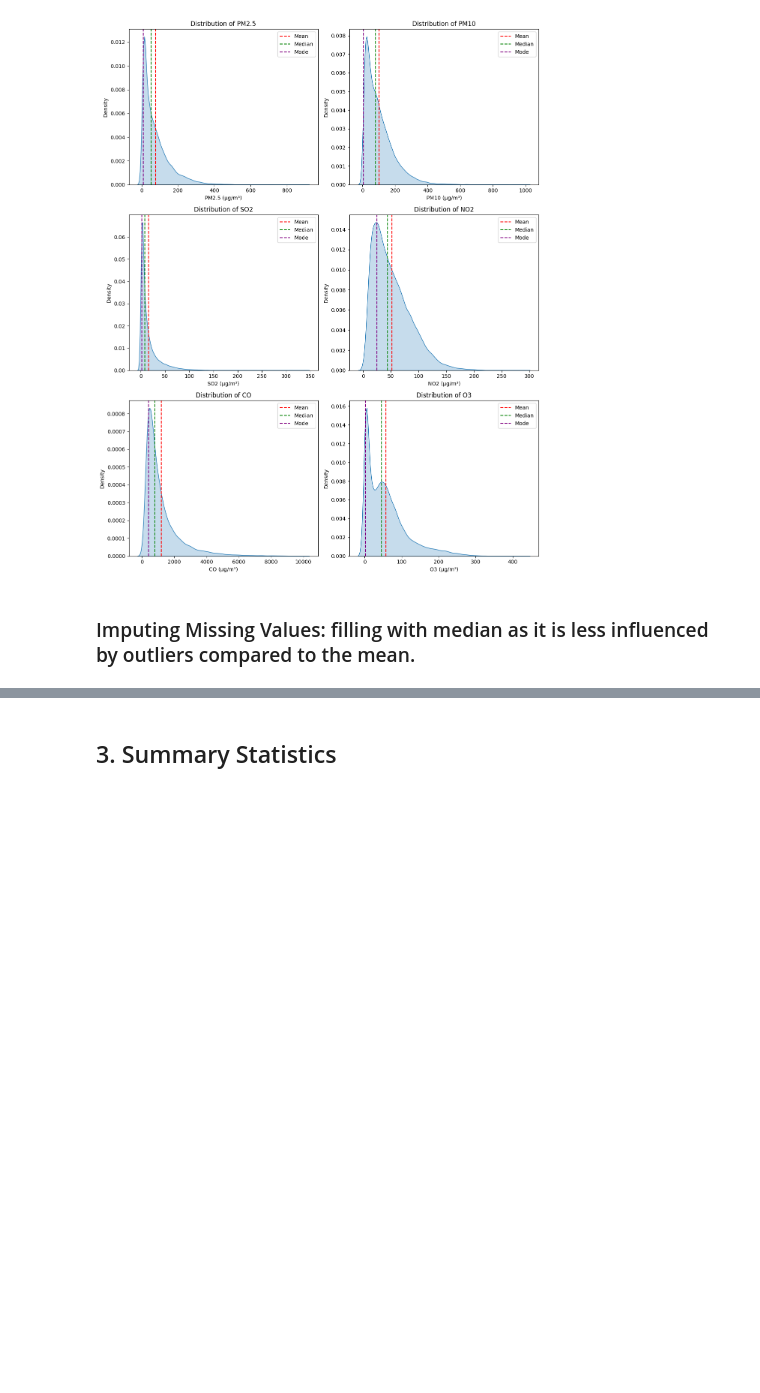
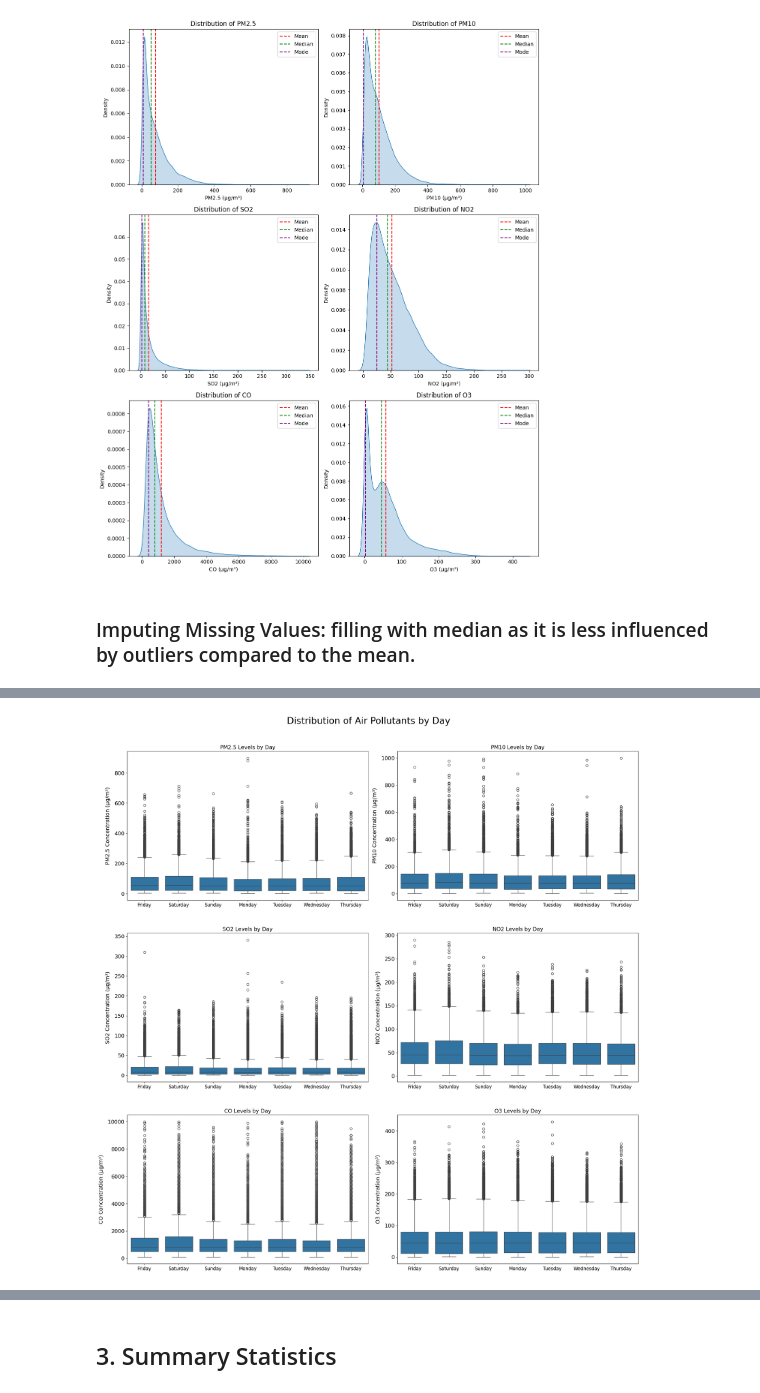
Before and after one commit to pariaighanian/Environmental_Data_Analytics, a Jupyter notebook: main.ipynb, the cells around one changed output, grey strips where cells are left out. Drawn from its saved outputs; the diff is of its cells as text; code cells hidden in the pictures; blank space fills up the shorter version.

```diff
--- a/main.ipynb
+++ b/main.ipynb
@@ -228,0 +277,21 @@ log_transformed_df['timestamp'] = pd.to_datetime(log_transformed_df[['year', 'mo
+# %%
+plt.figure(figsize=(20, 20))
+
+for i, pollutant in enumerate(parameters):
+    plt.subplot(3, 2, i + 1)
+
+    sns.boxplot(x='day_name', y=pollutant, data=filtered_df)
+
+    plt.title(f'{pollutant} Levels by Day', fontsize=14)
+    plt.ylabel(f'{pollutant} Concentration (µg/m³)', fontsize=14, labelpad=10)
+    plt.xlabel('')
+
+    plt.xticks(fontsize=12)
+    plt.yticks(fontsize=14)
+
+plt.suptitle('Distribution of Air Pollutants by Day', fontsize=24, y=1.02)
+
+plt.tight_layout(h_pad=5)
+plt.show()
+# %% [output]
+[figure, added]
```
Also changed, not shown: parts of 20 cells of this notebook.
